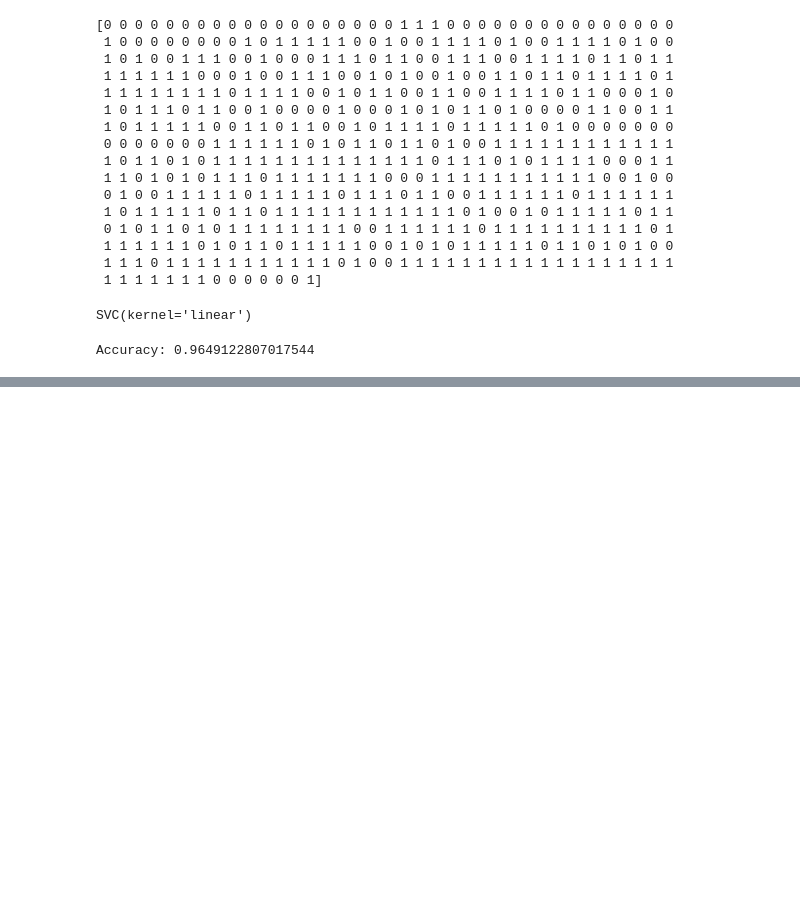
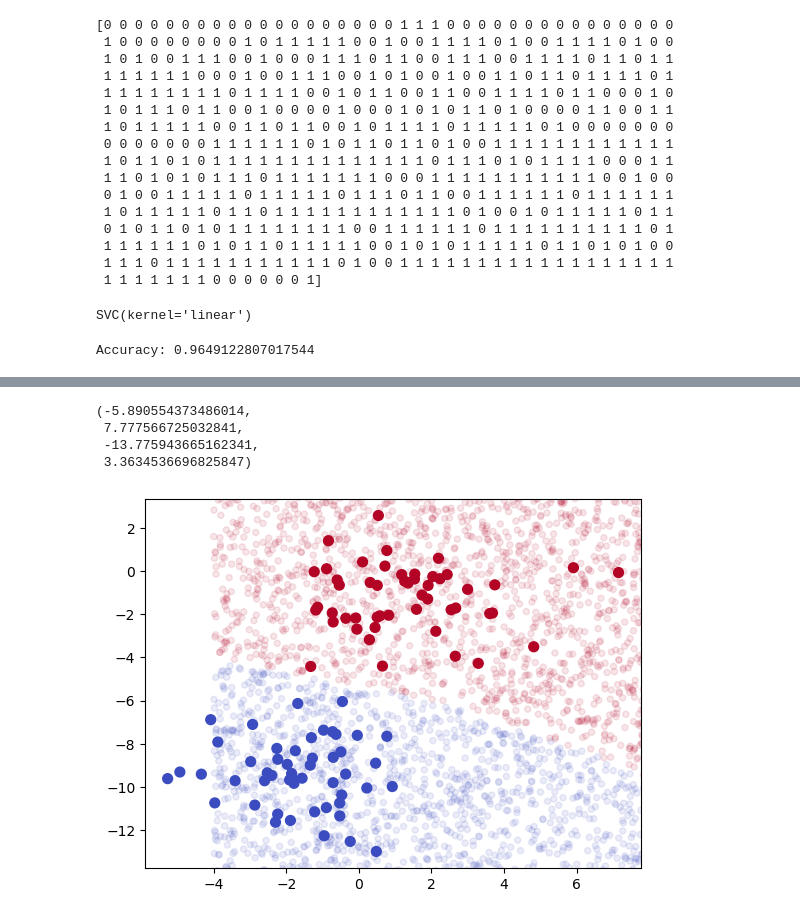
Before and after one commit to ChaouechOlfa/PythonPourDataScience, a Jupyter notebook: Chap7AlgorithmesMachineLearning .ipynb, the cells around one changed output, grey strips where cells are left out. Saved outputs shown, nothing was run; the diff lists cells and outputs as text; code cells hidden in the pictures; blank space fills up the shorter version.

```diff
--- a/Chap7AlgorithmesMachineLearning .ipynb
+++ b/Chap7AlgorithmesMachineLearning .ipynb
@@ -176,0 +196,15 @@ Accuracy: 0.9649122807017544
+# %%
+rng=np.random.RandomState(0)
+Xnouv=[-4,-16]+[12,20]*rng.rand(3000,2)
+ynouv=model.predict(Xnouv)
+# %%
+plt.scatter(x[:,0],x[:,1],c=y,s=50,cmap='coolwarm')
+lim=plt.axis()
+plt.scatter(Xnouv[:,0],Xnouv[:,1],c=ynouv,s=20,cmap='coolwarm',alpha=0.1)
+plt.axis(lim)
+# %% [output]
+(-5.890554373486014,
+ 7.777566725032841,
+ -13.775943665162341,
+ 3.3634536696825847)
+[figure, added]
```
Also changed, not shown: parts of 9 cells of this notebook.
